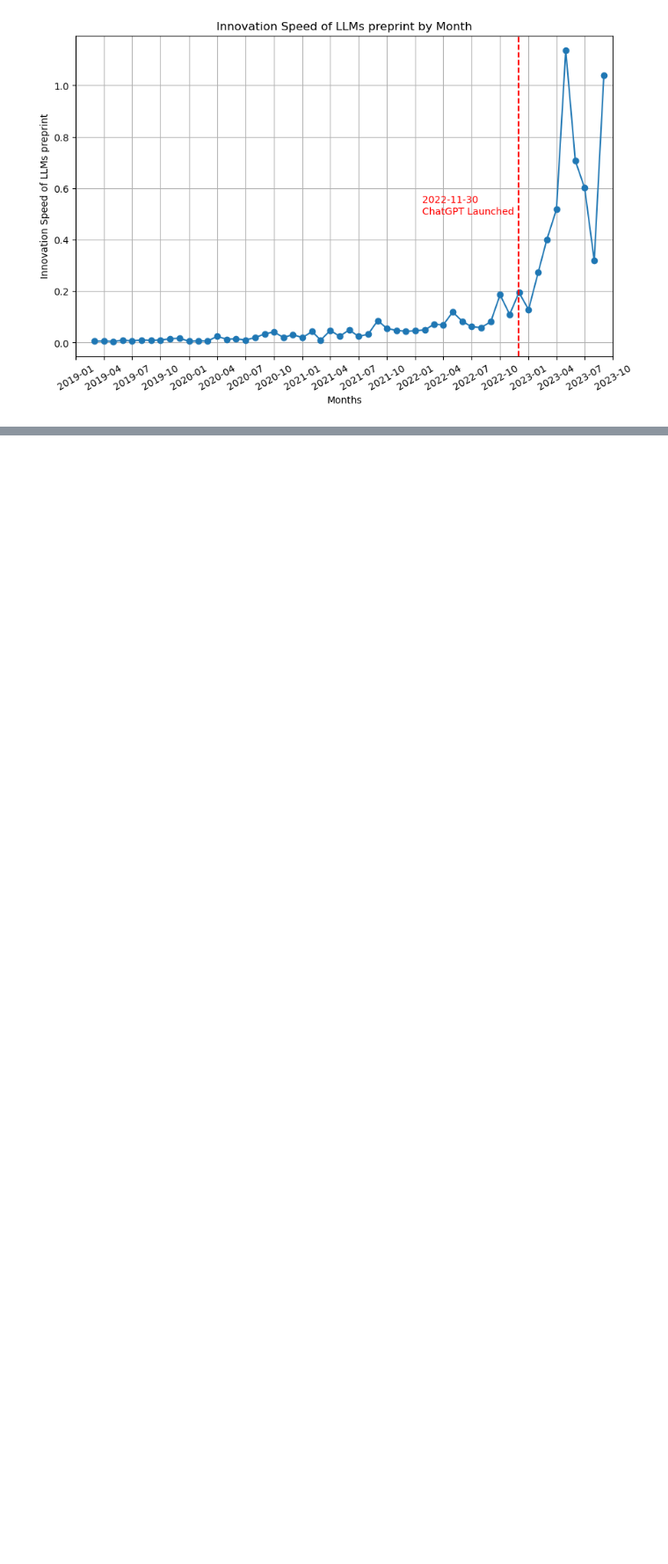
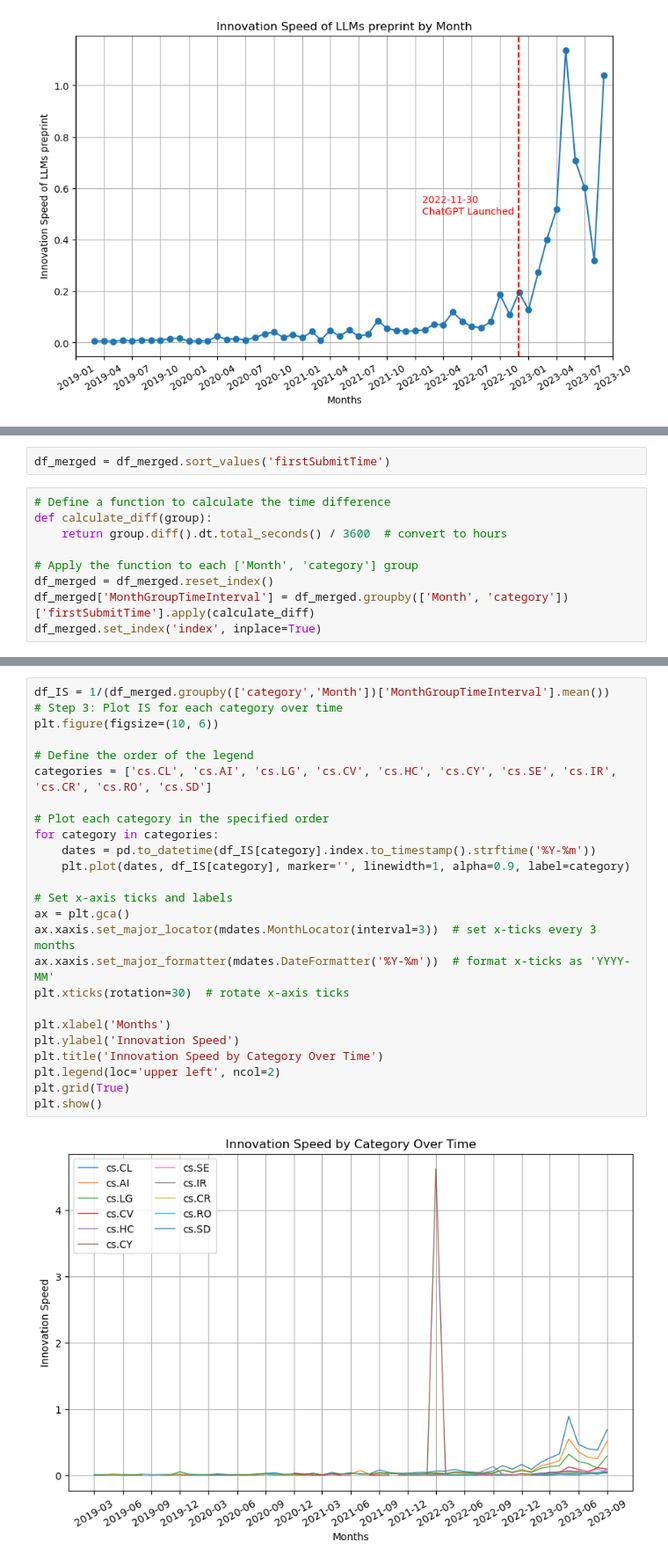
Before and after one commit to jiaweixu98/ChatGPTinnovationWaves, a Jupyter notebook: llm_final_paper.ipynb, the cells around one changed output, grey strips where cells are left out. Shown at 88% size. Drawn from its saved outputs; the diff is of its cells as text; blank space fills up the shorter version.

Commit message:
update innovation speed

```diff
--- a/llm_final_paper.ipynb
+++ b/llm_final_paper.ipynb
@@ -86,0 +209,11 @@ plt.show()
+# %%
+df_merged = df_merged.sort_values('firstSubmitTime')
+# %%
+# Define a function to calculate the time difference
+def calculate_diff(group):
+    return group.diff().dt.total_seconds() / 3600  # convert to hours
+
+# Apply the function to each ['Month', 'category'] group
+df_merged = df_merged.reset_index()
+df_merged['MonthGroupTimeInterval'] = df_merged.groupby(['Month', 'category'])['firstSubmitTime'].apply(calculate_diff)
+df_merged.set_index('index', inplace=True)
@@ -86,0 +249,27 @@ plt.show()
+# %%
+df_IS = 1/(df_merged.groupby(['category','Month'])['MonthGroupTimeInterval'].mean())
+# Step 3: Plot IS for each category over time
+plt.figure(figsize=(10, 6))
+
+# Define the order of the legend
+categories = ['cs.CL', 'cs.AI', 'cs.LG', 'cs.CV', 'cs.HC', 'cs.CY', 'cs.SE', 'cs.IR', 'cs.CR', 'cs.RO', 'cs.SD']
+
+# Plot each category in the specified order
+for category in categories:
+    dates = pd.to_datetime(df_IS[category].index.to_timestamp().strftime('%Y-%m'))
+    plt.plot(dates, df_IS[category], marker='', linewidth=1, alpha=0.9, label=category)
+
+# Set x-axis ticks and labels
+ax = plt.gca()
+ax.xaxis.set_major_locator(mdates.MonthLocator(interval=3))  # set x-ticks every 3 months
+ax.xaxis.set_major_formatter(mdates.DateFormatter('%Y-%m'))  # format x-ticks as 'YYYY-MM'
+plt.xticks(rotation=30)  # rotate x-axis ticks
+
+plt.xlabel('Months')
+plt.ylabel('Innovation Speed')
+plt.title('Innovation Speed by Category Over Time')
+plt.legend(loc='upper left', ncol=2)
+plt.grid(True)
+plt.show()
+# %% [output]
+[figure, added]
```
Also changed, not shown: parts of 13 cells of this notebook.
